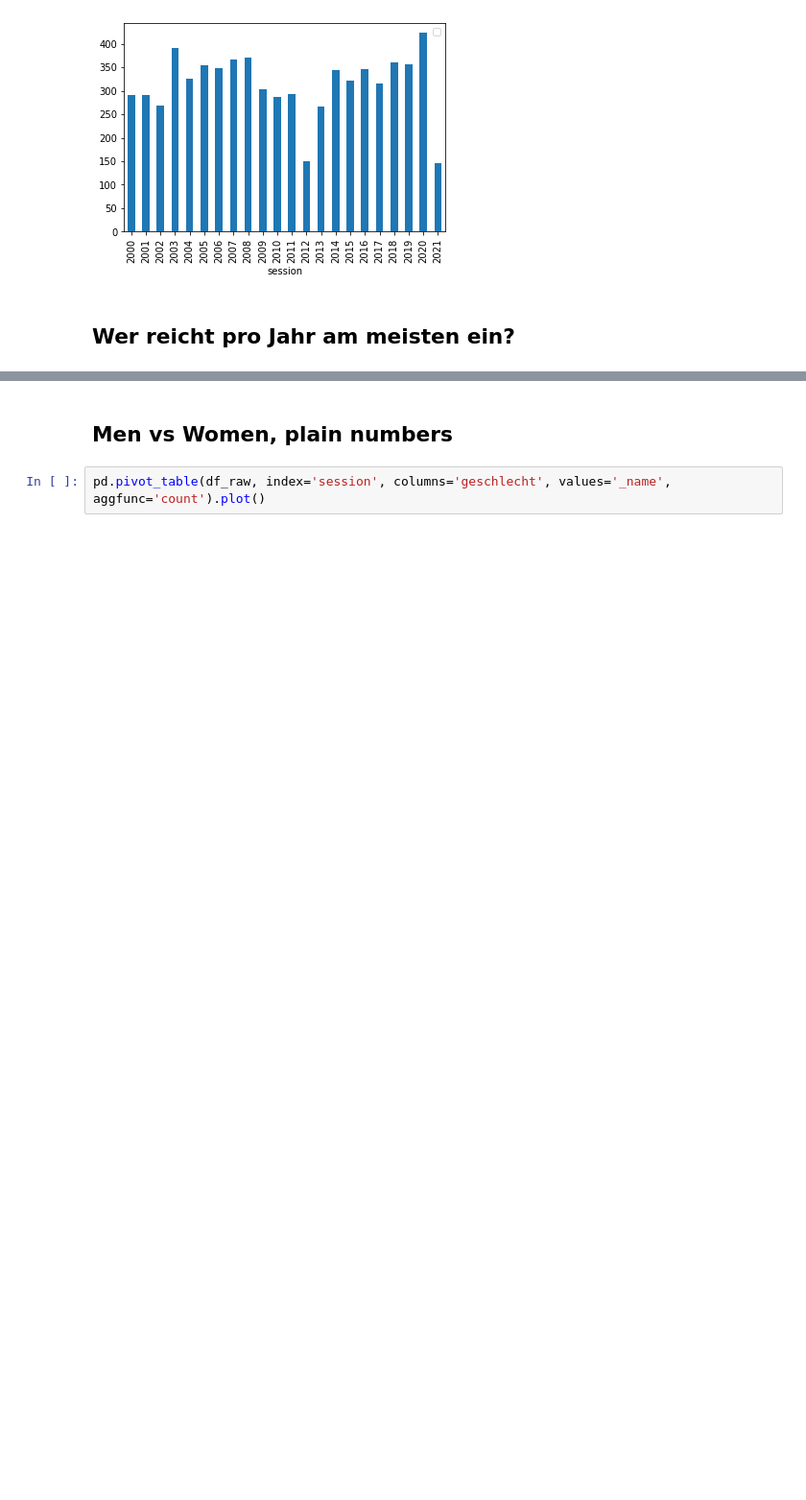
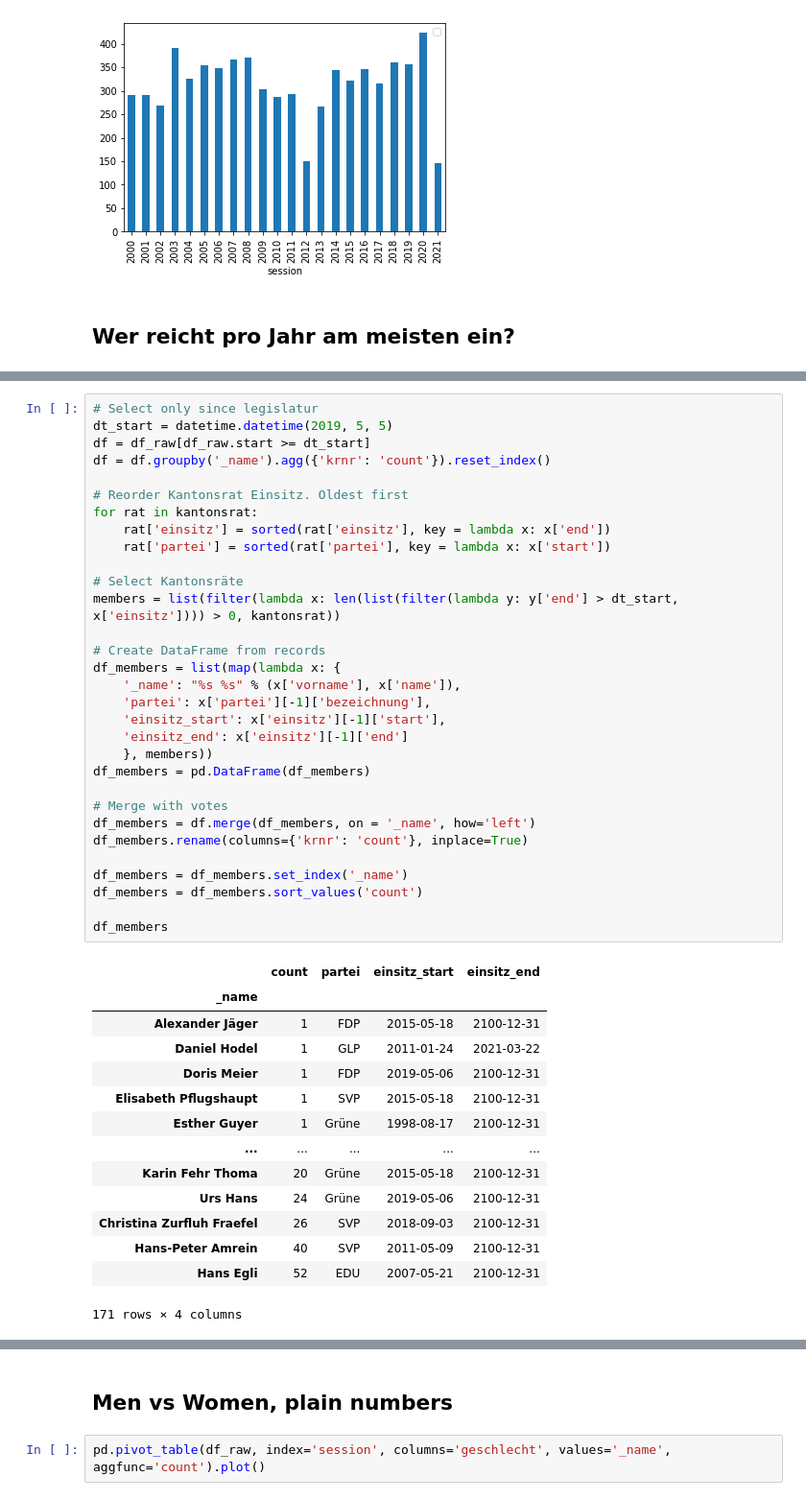
Before and after one commit to simonhuwiler/nzz_zh_kantonsrat, a Jupyter notebook: src/7_geschaefte_analyse.ipynb, the cells around one changed output, grey strips where cells are left out. Shown at 96% size. Cells and saved outputs as stored; diff of their text form; blank space fills up the shorter version.

```diff
--- a/src/7_geschaefte_analyse.ipynb
+++ b/src/7_geschaefte_analyse.ipynb
@@ -59,0 +62,46 @@ df.T.plot.line(figsize=(15, 9))
+# %%
+# Select only since legislatur
+dt_start = datetime.datetime(2019, 5, 5)
+df = df_raw[df_raw.start >= dt_start]
+df = df.groupby('_name').agg({'krnr': 'count'}).reset_index()
+
+# Reorder Kantonsrat Einsitz. Oldest first
+for rat in kantonsrat:
+    rat['einsitz'] = sorted(rat['einsitz'], key = lambda x: x['end'])
+    rat['partei'] = sorted(rat['partei'], key = lambda x: x['start'])
+
+# Select Kantonsräte
+members = list(filter(lambda x: len(list(filter(lambda y: y['end'] > dt_start, x['einsitz']))) > 0, kantonsrat))
+
+# Create DataFrame from records
+df_members = list(map(lambda x: {
+    '_name': "%s %s" % (x['vorname'], x['name']),
+    'partei': x['partei'][-1]['bezeichnung'],
+    'einsitz_start': x['einsitz'][-1]['start'],
+    'einsitz_end': x['einsitz'][-1]['end']
+    }, members))
+df_members = pd.DataFrame(df_members)
+
+# Merge with votes
+df_members = df.merge(df_members, on = '_name', how='left')
+df_members.rename(columns={'krnr': 'count'}, inplace=True)
+
+df_members = df_members.set_index('_name')
+df_members = df_members.sort_values('count')
+
+df_members
+# %% [output]
+|  | count | partei | einsitz_start | einsitz_end |
+| _name |  |  |  |  |
+| Alexander Jäger | 1 | FDP | 2015-05-18 | 2100-12-31 |
+| Daniel Hodel | 1 | GLP | 2011-01-24 | 2021-03-22 |
+| Doris Meier | 1 | FDP | 2019-05-06 | 2100-12-31 |
+| Elisabeth Pflugshaupt | 1 | SVP | 2015-05-18 | 2100-12-31 |
+| Esther Guyer | 1 | Grüne | 1998-08-17 | 2100-12-31 |
+| ... | ... | ... | ... | ... |
+| Karin Fehr Thoma | 20 | Grüne | 2015-05-18 | 2100-12-31 |
+| Urs Hans | 24 | Grüne | 2019-05-06 | 2100-12-31 |
+| Christina Zurfluh Fraefel | 26 | SVP | 2018-09-03 | 2100-12-31 |
+| Hans-Peter Amrein | 40 | SVP | 2011-05-09 | 2100-12-31 |
+| Hans Egli | 52 | EDU | 2007-05-21 | 2100-12-31 |
+171 rows × 4 columns
```
Also changed, not shown: parts of 7 cells of this notebook, 1 other file.
